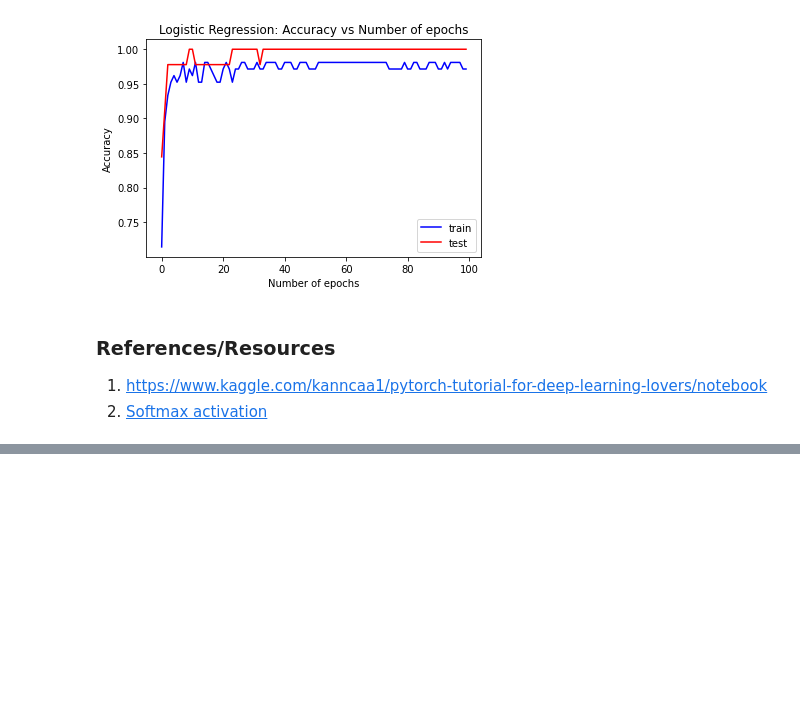
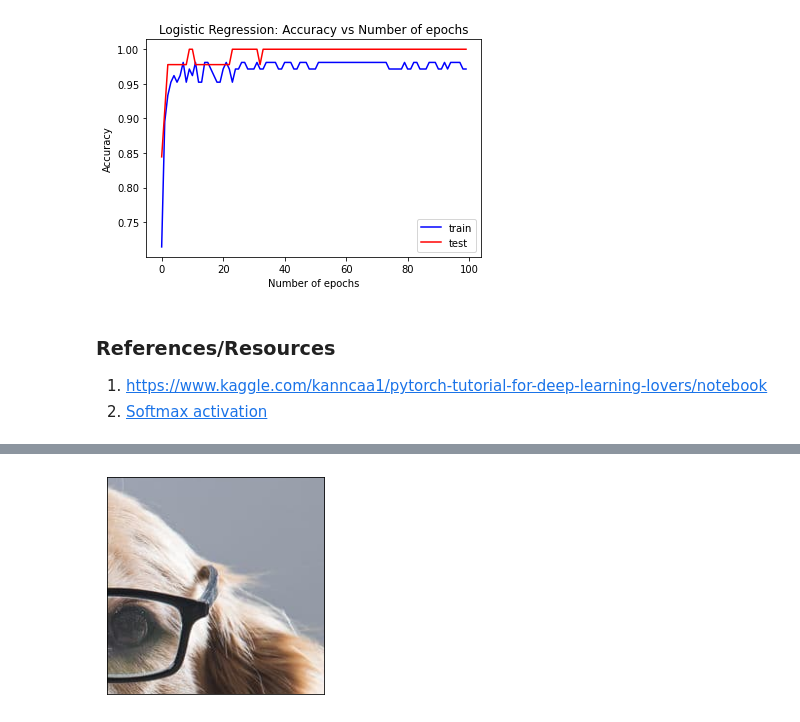
Before and after one commit to jinyingtld/python, a Jupyter notebook: AI6103_tutorial.ipynb, the cells around one changed output, grey strips where cells are left out. Saved outputs shown, nothing was run; the diff lists cells and outputs as text; code cells hidden in the pictures; blank space fills up the shorter version.

```diff
--- a/AI6103_tutorial.ipynb
+++ b/AI6103_tutorial.ipynb
@@ -391,0 +499,16 @@ plt.show()
+# %%
+import torch.nn as nn
+transforms = torch.nn.Sequential(
+    T.RandomCrop(224), #randomly crop a 224x224 region from the image
+    T.RandomHorizontalFlip(p=0.3), # with a given probability, perform horizontal flip
+)
+
+device = 'cuda' if torch.cuda.is_available() else 'cpu'
+dog1 = dog1.to(device)
+# dog2 = dog2.to(device)
+
+# transformed_dog1 = transforms(dog1)
+transformed_dog1 = transforms(dog1)
+show([transformed_dog1])
+# %% [output]
+[figure, added]
```
Also changed, not shown: parts of 15 cells of this notebook.
